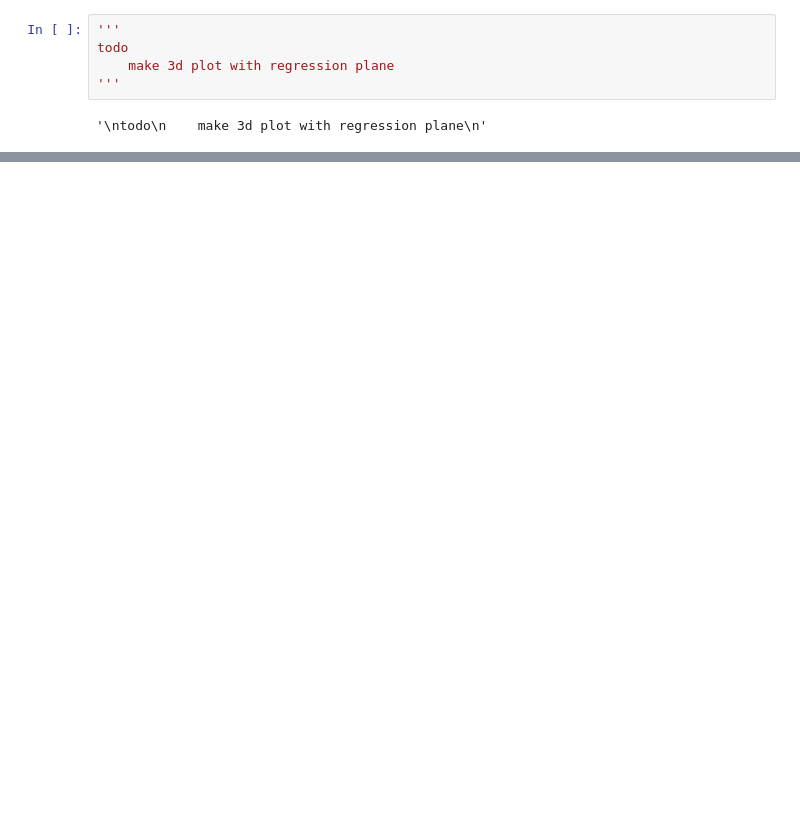
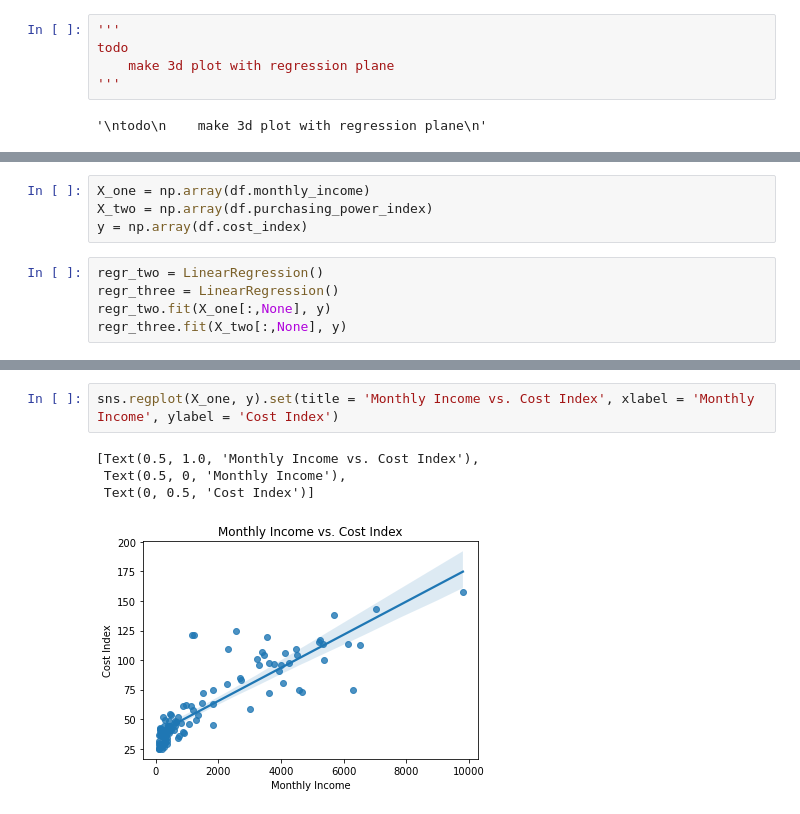
Before and after one commit to calvinhathcock/simple-regression, a Jupyter notebook: regression analysis.ipynb, the cells around one changed output, grey strips where cells are left out. Cells and saved outputs as stored; diff of their text form; blank space fills up the shorter version.

```diff
--- a/regression analysis.ipynb
+++ b/regression analysis.ipynb
@@ -181,0 +221,9 @@ todo
+# %%
+X_one = np.array(df.monthly_income)
+X_two = np.array(df.purchasing_power_index)
+y = np.array(df.cost_index)
+# %%
+regr_two = LinearRegression()
+regr_three = LinearRegression()
+regr_two.fit(X_one[:,None], y)
+regr_three.fit(X_two[:,None], y)
@@ -181,0 +263,7 @@ todo
+# %%
+sns.regplot(X_one, y).set(title = 'Monthly Income vs. Cost Index', xlabel = 'Monthly Income', ylabel = 'Cost Index')
+# %% [output]
+[Text(0.5, 1.0, 'Monthly Income vs. Cost Index'),
+ Text(0.5, 0, 'Monthly Income'),
+ Text(0, 0.5, 'Cost Index')]
+[figure, added]
```
Also changed, not shown: parts of 14 cells of this notebook.
